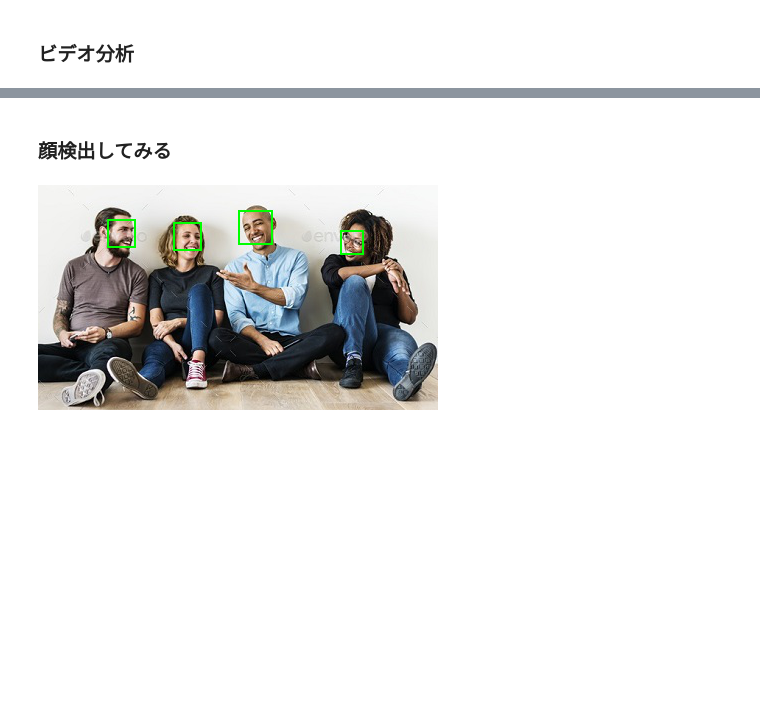
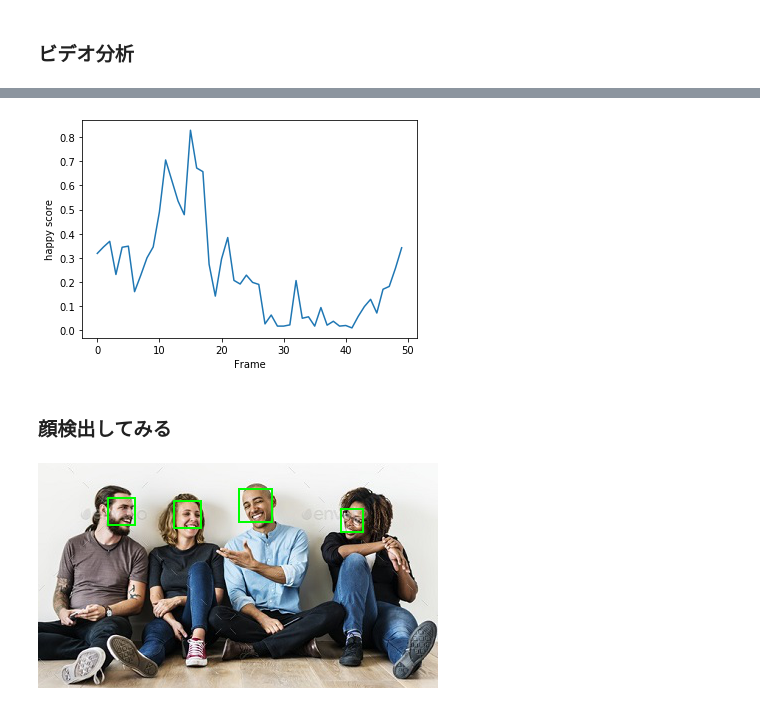
Before and after one commit to TomeHirata/detect-laugh, a Jupyter notebook: laugh.ipynb, the cells around one changed output, grey strips where cells are left out. Saved outputs shown, nothing was run; the diff lists cells and outputs as text; code cells hidden in the pictures; blank space fills up the shorter version.

```diff
--- a/laugh.ipynb
+++ b/laugh.ipynb
@@ -105,6 +109,28 @@ detector = FER(mtcnn=True)
 video.analyze(detector, display=True)
 # %% [markdown]
 ![video_analysis](./video_analysis.png)
+# %%
+cap = cv2.VideoCapture("./東海オンエア.mov")
+detector = FER(mtcnn=True)
+scores = []
+for i in range(50):
+    for j in range(50):
+        ret, img = cap.read()
+    if img is None:
+        break
+    img = cv2.cvtColor(img, cv2.COLOR_BGR2RGB)
+    detection = detector.detect_emotions(img)
+    score = 0
+    for bbox in detection:
+        score += bbox['emotions']['happy']/len(detection)
+    scores.append(score)
+# %%
+plt.plot(np.array(scores))
+plt.xlabel('Frame')
+plt.ylabel('happy score')
+plt.show()
+# %% [output]
+[figure, added]
 # %% [markdown]
 ### 顔検出してみる
 # %%
```
Also changed, not shown: parts of 4 cells of this notebook.
